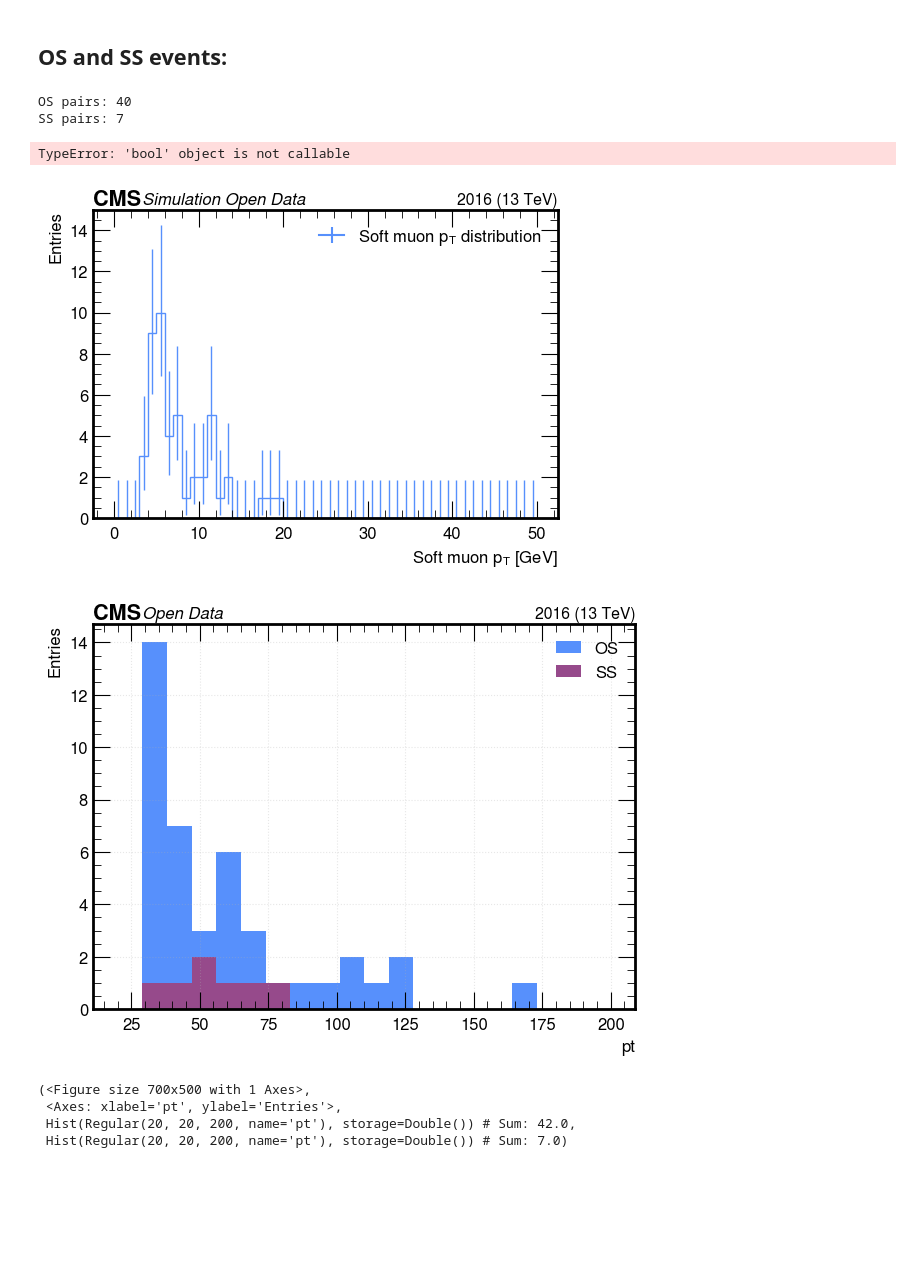
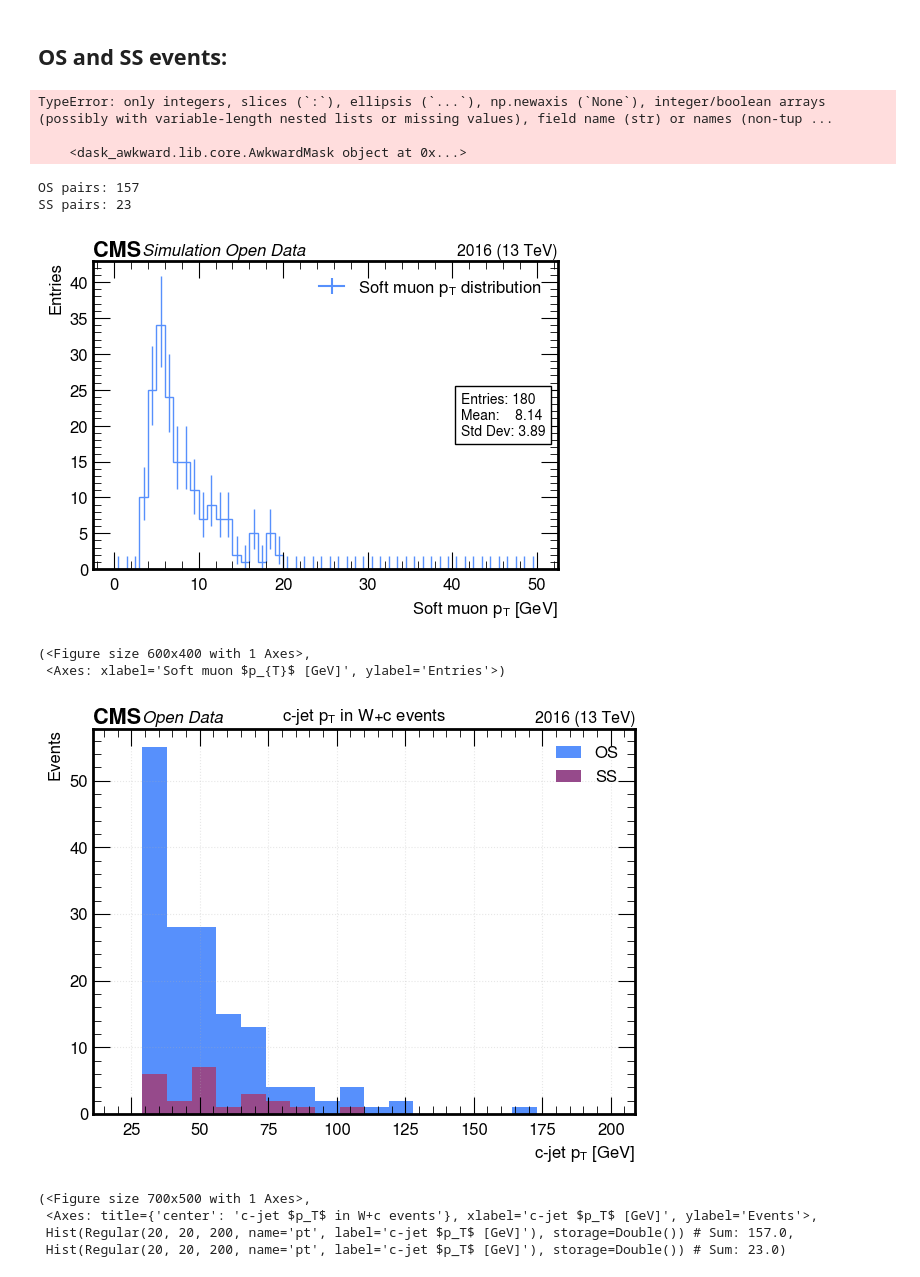
Before and after one commit to xondikoi03/charmTaggingAnalysis, a Jupyter notebook: Coffea/notebooks/WcAnalysis.ipynb, the cells around one changed output. Cells and saved outputs as stored; diff of their text form; code cells hidden in the pictures; blank space fills up the shorter version.

```diff
--- a/Coffea/notebooks/WcAnalysis.ipynb
+++ b/Coffea/notebooks/WcAnalysis.ipynb
@@ -18,7 +18,7 @@ import matplotlib.pyplot as plt
 NanoAODSchema.warn_missing_crossrefs = False
 # %%
 events = NanoEventsFactory.from_root(
-    {"../../datasets/nano106X_on_mini106X_2017_mc_NANOAOD_W1Jets_to_LNu_250K.root": "Events"},
+    {"../../datasets/nano106X_on_mini106X_2017_mc_NANOAOD_W1Jets_to_LNu_1M.root": "Events"},
     schemaclass=NanoAODSchema,
     metadata={"dataset":"WJets"},
     mode="dask"
@@ -370,6 +372,29 @@ Selecting events that has both $W$ and $c$-jets and then plotting there observab
 Wc_Events = events[evt_has_1WMu & evt_has_cJet]
 # %% [markdown]
 ## OS and SS events:
+# %%
+# OS/SS defined by the sign of (q_W * q_softmu) per c-jet candidate
+W_Muons_wc = Wc_Events.Muon[W_MuMask]
+soft_mu_wc = Wc_Events.Muon[soft_muon_in_goodjet.mask]
+cJets_wc = Wc_Events.Jet
+WMuon_Charge = W_Muons_wc.charge[:, 0]  # scalar per event
+SoftMuon_Charge = soft_mu_wc.charge
+charge_prod = WMuon_Charge * SoftMuon_Charge
+
+OS_pair = (charge_prod < 0)
+SS_pair = (charge_prod > 0)
+
+cjet_pt_OS = dak.flatten(cJets_wc.pt[OS_pair])
+cjet_pt_SS = dak.flatten(cJets_wc.pt[SS_pair])
+
+nOS = int(dak.sum(OS_pair).compute())
+nSS = int(dak.sum(SS_pair).compute())
+print(f"OS pairs: {nOS}")
+print(f"SS pairs: {nSS}")
+# %% [output]
+TypeError: only integers, slices (`:`), ellipsis (`...`), np.newaxis (`None`), integer/boolean arrays (possibly with variable-length nested lists or missing values), field name (str) or names (non-tup ...
+
+    <dask_awkward.lib.core.AwkwardMask object at 0x...>
 # %%
 # Work on the W+c selected sample
 events_wc = Wc_Events
@@ -433,7 +458,7 @@ cJets_wc = matched_jet_wc[Jet_PassCuts_wc]
 soft_mu_wc = soft_mu_wc[Jet_PassCuts_wc]
 cJets_wc = matched_jet_wc[Jet_PassCuts_wc]
 
-# --- DY/resonance veto using m(mu_W, mu_soft-in-jet) ---
+# DY/resonance veto using m(mu_W, mu_soft-in-jet)
 Wmu = W_muons_wc[:, 0]  # one W-muon per event (scalar)
 
 px1 = Wmu.pt * np.cos(Wmu.phi)
@@ -476,8 +501,8 @@ nSS = int(dak.sum(SS_pair).compute())
 print(f"OS pairs: {nOS}")
 print(f"SS pairs: {nSS}")
 # %% [output]
-OS pairs: 40
-SS pairs: 7
+OS pairs: 157
+SS pairs: 23
 # %%
 soft_mu_wc_pt = dak.flatten(soft_mu_wc.pt)
 make_hist(
@@ -485,28 +510,34 @@ make_hist(
     nBins=50,
     lo=0,
     hi=50,
+    histtype="step",
     xlabel="Soft muon $p_{T}$ [GeV]",
     ylabel="Entries",
     label="Soft muon $p_{T}$ distribution",
 )
 # %% [output]
+[figure, new version]
-TypeError: 'bool' object is not callable
+(<Figure size 600x400 with 1 Axes>,
+ <Axes: xlabel='Soft muon $p_{T}$ [GeV]', ylabel='Entries'>)
-[figure, old version]
 # %%
 make_overlay_hist(
     cjet_pt_OS, cjet_pt_SS,
     bins=20, x_range=(20, 200), name="pt",
+    title=r"c-jet $p_T$ in W+c events",
+    xlabel=r"c-jet $p_T$ [GeV]",
+    ylabel="Events",
     labels=("OS", "SS"),
     colors=("C0", "C3"),
     normalize=False,
     histtype="bar",
+    fname="Plots/cjet_pt_OS_vs_SS.png",
 )
 # %% [output]
-[figure, old version]
+[figure, new version]
 (<Figure size 700x500 with 1 Axes>,
- <Axes: xlabel='pt', ylabel='Entries'>,
- Hist(Regular(20, 20, 200, name='pt'), storage=Double()) # Sum: 42.0,
- Hist(Regular(20, 20, 200, name='pt'), storage=Double()) # Sum: 7.0)
+ <Axes: title={'center': 'c-jet $p_T$ in W+c events'}, xlabel='c-jet $p_T$ [GeV]', ylabel='Events'>,
+ Hist(Regular(20, 20, 200, name='pt', label='c-jet $p_T$ [GeV]'), storage=Double()) # Sum: 157.0,
+ Hist(Regular(20, 20, 200, name='pt', label='c-jet $p_T$ [GeV]'), storage=Double()) # Sum: 23.0)
 # %%
 make_diff_hist(
     cjet_pt_OS,
```
Also changed, not shown: parts of 5 cells of this notebook, 5 other files.
